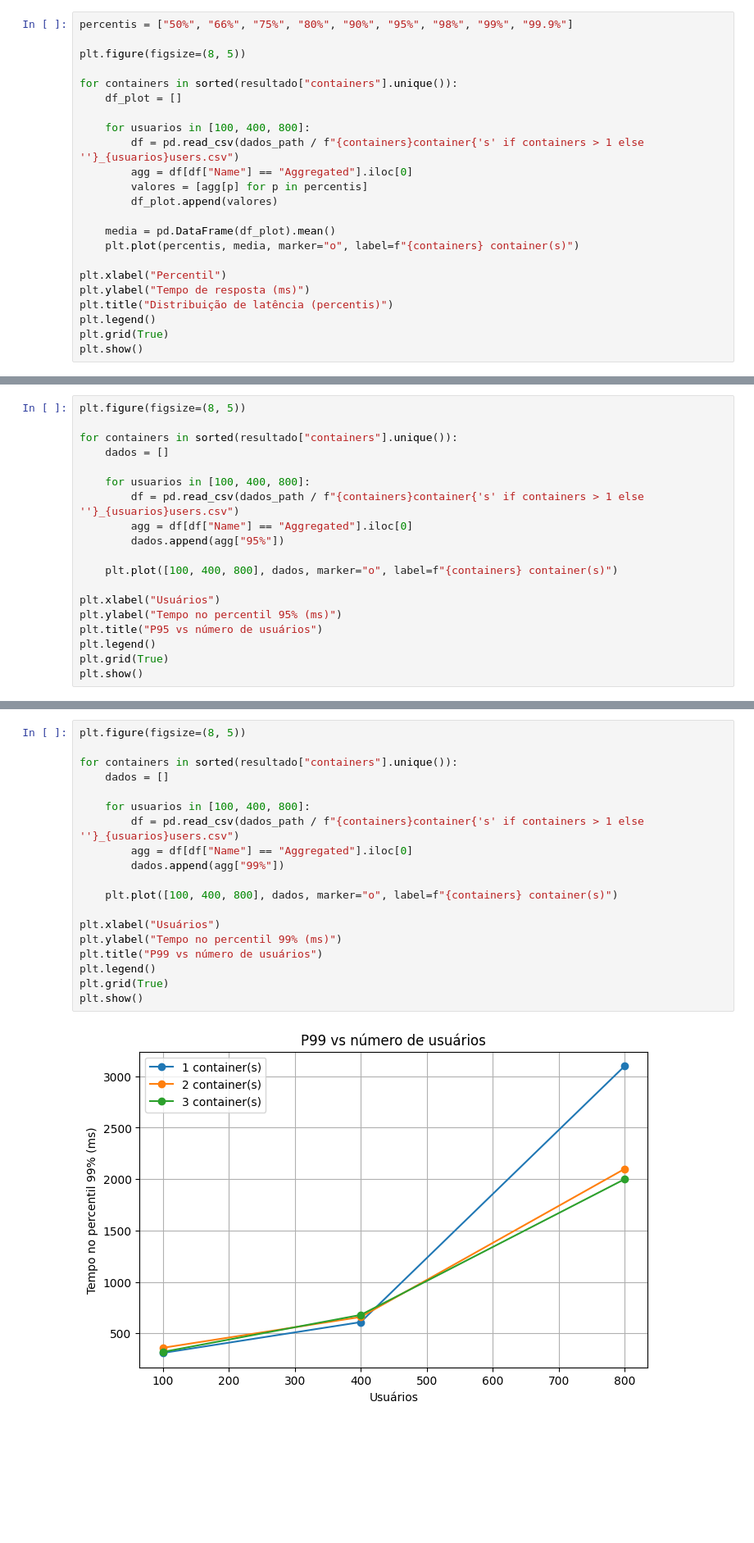
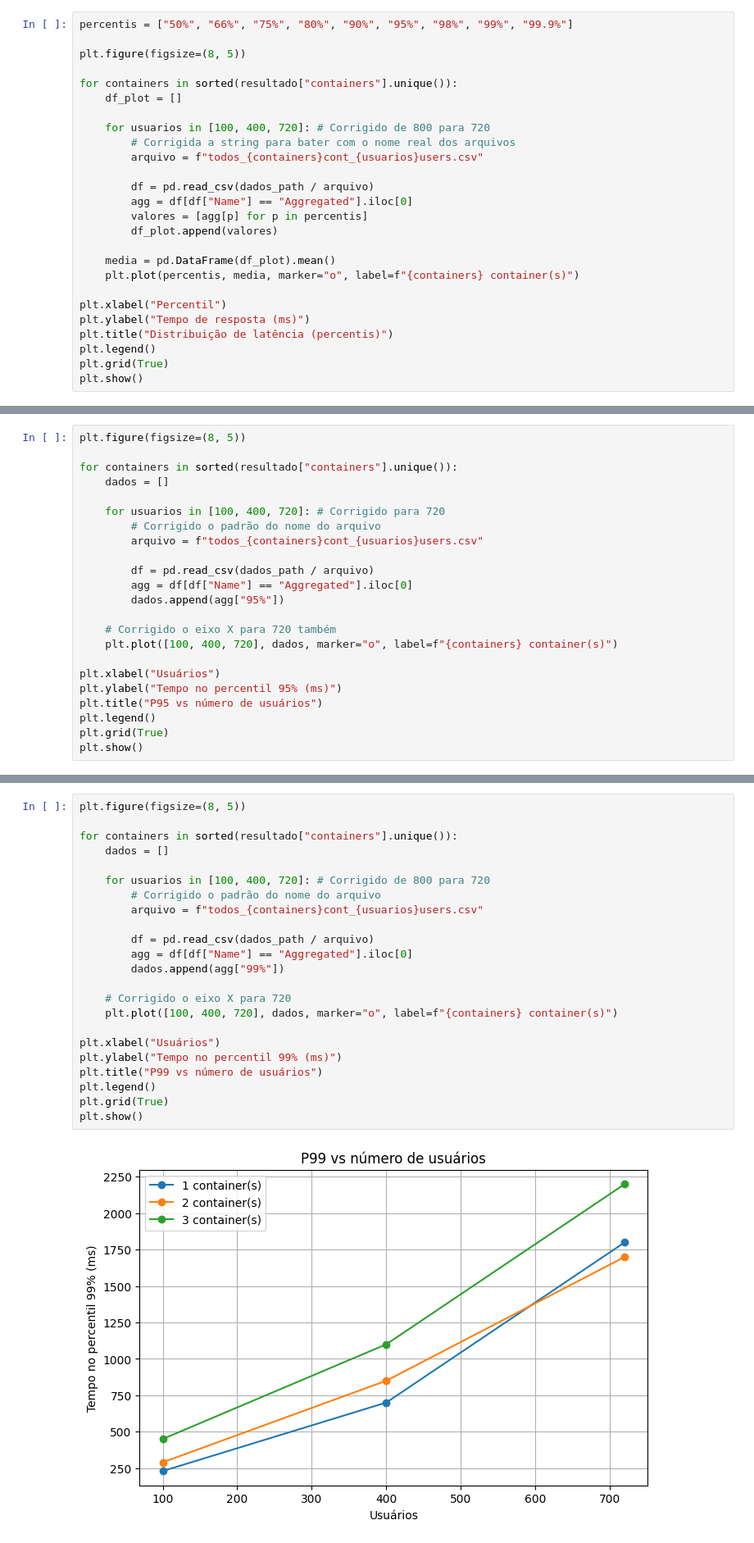
Before and after one commit to Mateusmcemaia/Trabalho-Nabor, a Jupyter notebook: notebook.ipynb, the cells around one changed output, grey strips where cells are left out. Shown at 82% size. Drawn from its saved outputs; the diff is of its cells as text; blank space fills up the shorter version.

```diff
--- a/notebook.ipynb
+++ b/notebook.ipynb
@@ -151,8 +151,11 @@ plt.figure(figsize=(8, 5))
 for containers in sorted(resultado["containers"].unique()):
     df_plot = []
 
-    for usuarios in [100, 400, 800]:
-        df = pd.read_csv(dados_path / f"{containers}container{'s' if containers > 1 else ''}_{usuarios}users.csv")
+    for usuarios in [100, 400, 720]: # Corrigido de 800 para 720
+        # Corrigida a string para bater com o nome real dos arquivos
+        arquivo = f"todos_{containers}cont_{usuarios}users.csv"
+
+        df = pd.read_csv(dados_path / arquivo)
         agg = df[df["Name"] == "Aggregated"].iloc[0]
         valores = [agg[p] for p in percentis]
         df_plot.append(valores)
@@ -174,12 +177,16 @@ plt.figure(figsize=(8, 5))
 for containers in sorted(resultado["containers"].unique()):
     dados = []
 
-    for usuarios in [100, 400, 800]:
-        df = pd.read_csv(dados_path / f"{containers}container{'s' if containers > 1 else ''}_{usuarios}users.csv")
+    for usuarios in [100, 400, 720]: # Corrigido para 720
+        # Corrigido o padrão do nome do arquivo
+        arquivo = f"todos_{containers}cont_{usuarios}users.csv"
+
+        df = pd.read_csv(dados_path / arquivo)
         agg = df[df["Name"] == "Aggregated"].iloc[0]
         dados.append(agg["95%"])
 
-    plt.plot([100, 400, 800], dados, marker="o", label=f"{containers} container(s)")
+    # Corrigido o eixo X para 720 também
+    plt.plot([100, 400, 720], dados, marker="o", label=f"{containers} container(s)")
 
 plt.xlabel("Usuários")
 plt.ylabel("Tempo no percentil 95% (ms)")
@@ -192,21 +199,25 @@ plt.show()
 # %%
 plt.figure(figsize=(8, 5))
 
 for containers in sorted(resultado["containers"].unique()):
     dados = []
 
-    for usuarios in [100, 400, 800]:
-        df = pd.read_csv(dados_path / f"{containers}container{'s' if containers > 1 else ''}_{usuarios}users.csv")
+    for usuarios in [100, 400, 720]: # Corrigido de 800 para 720
+        # Corrigido o padrão do nome do arquivo
+        arquivo = f"todos_{containers}cont_{usuarios}users.csv"
+
+        df = pd.read_csv(dados_path / arquivo)
         agg = df[df["Name"] == "Aggregated"].iloc[0]
         dados.append(agg["99%"])
 
-    plt.plot([100, 400, 800], dados, marker="o", label=f"{containers} container(s)")
+    # Corrigido o eixo X para 720
+    plt.plot([100, 400, 720], dados, marker="o", label=f"{containers} container(s)")
 
 plt.xlabel("Usuários")
 plt.ylabel("Tempo no percentil 99% (ms)")
 plt.title("P99 vs número de usuários")
 plt.legend()
 plt.grid(True)
 plt.show()
 # %% [output]
-[figure, old version]
+[figure, new version]
```
Also changed, not shown: parts of 6 cells of this notebook.
